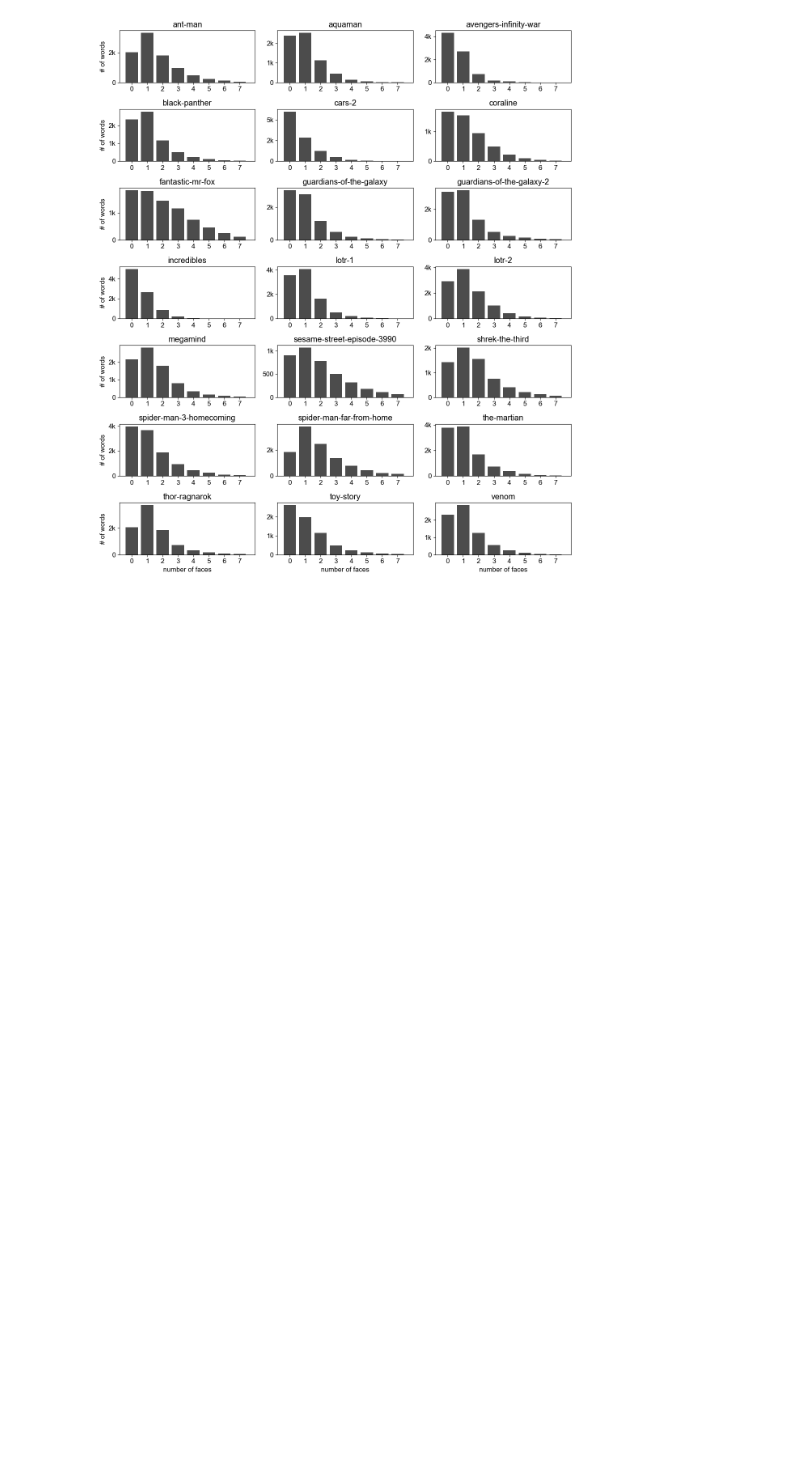
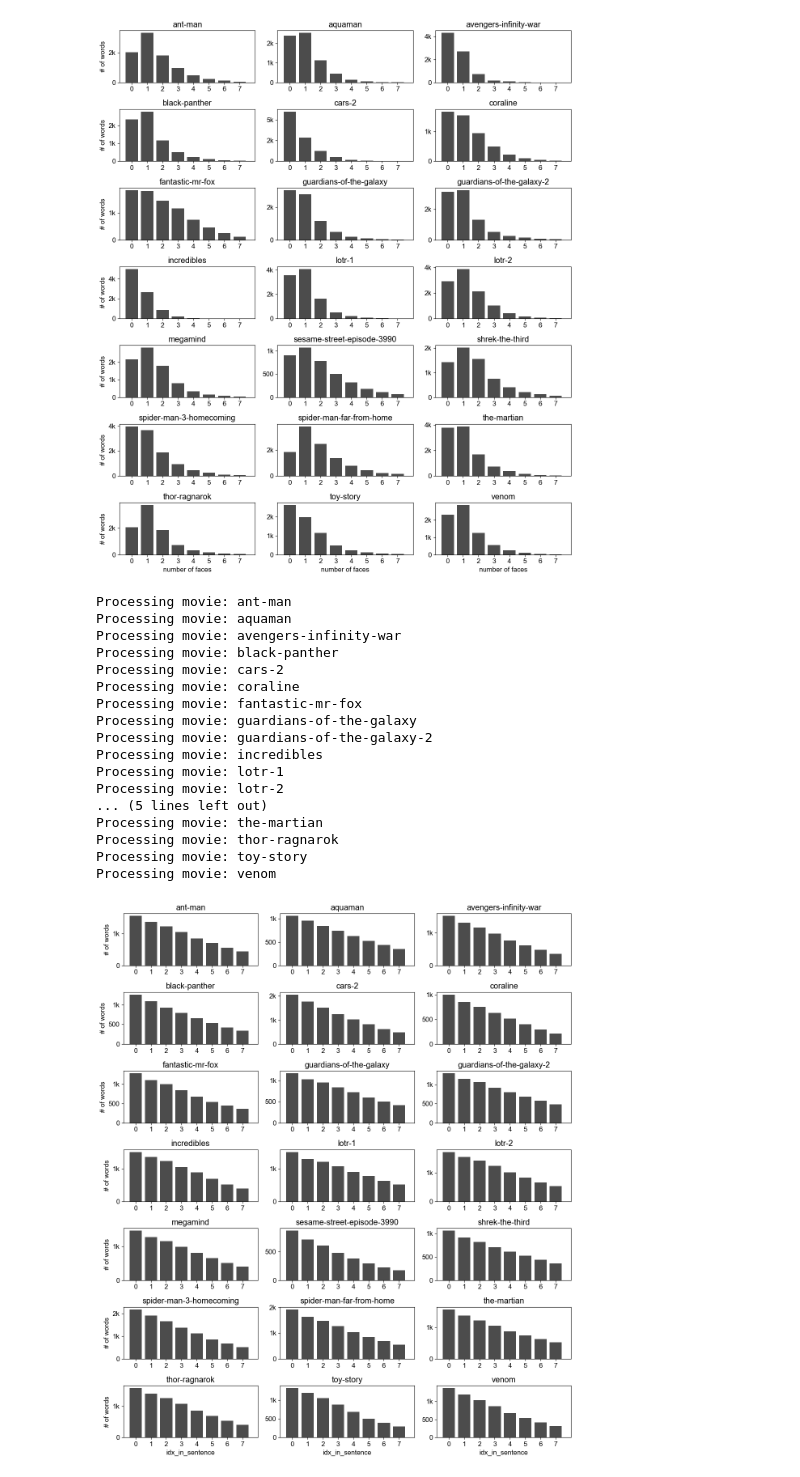
Before and after one commit to azaho/btbench, a Jupyter notebook: figure_num_faces_histograms.ipynb, the cells around one changed output. Cells and saved outputs as stored; diff of their text form; code cells hidden in the pictures; blank space fills up the shorter version.

```diff
--- a/figure_num_faces_histograms.ipynb
+++ b/figure_num_faces_histograms.ipynb
@@ -71,3 +71,76 @@ Processing movie: thor-ragnarok
 Processing movie: toy-story
 Processing movie: venom
 [figure]
+# %%
+import pandas as pd
+import os
+import glob
+import matplotlib.pyplot as plt
+import numpy as np
+import matplotlib.font_manager as fm
+font_path = 'font_arial.ttf'
+fm.fontManager.addfont(font_path)
+plt.rcParams['font.family'] = 'Arial'
+plt.rcParams.update({'font.size': 12})
+
+# Get all features.csv files from subdirectories
+feature_files = glob.glob('braintreebank/transcripts/*/features.csv')
+
+# Create a subplot grid for all movies (3 columns x 7 rows)
+n_movies = len(feature_files)
+fig, axes = plt.subplots(7, 3, figsize=(12, 14))
+axes = axes.flatten()  # Flatten the 2D array of axes for easier iteration
+
+# Plot histogram for each movie
+for idx, feature_file in enumerate(feature_files):
+    if idx >= len(axes):
+        break
+    ax = axes[idx]
+
+    # Get movie name from directory path
+    movie_name = os.path.basename(os.path.dirname(feature_file))
+    print("Processing movie:", movie_name)
+    # Load data
+    df = pd.read_csv(feature_file)
+
+    # Plot histogram
+    ax.hist(df['idx_in_sentence'].values, bins=np.arange(0, 9, 1)-0.4,
+            alpha=0.7, width=0.8, color='black')
+    ax.set_title(f'{movie_name}')
+    ax.set_xticks(np.arange(0, 8, 1))
+    if idx >= len(axes) - 3:  # Only for bottom row
+        ax.set_xlabel('idx_in_sentence')
+    if idx % 3 == 0:  # Only for first column
+        ax.set_ylabel('# of words')
+
+    # Format y-axis labels to use k notation
+    yticks = ax.get_yticks()
+    ax.yaxis.set_major_formatter(plt.FuncFormatter(lambda x, p: f'{int(x/1000)}k' if x >= 1000 else str(int(x))))
+
+# Hide any empty subplots
+for idx in range(len(feature_files), len(axes)):
+    axes[idx].set_visible(False)
+
+plt.tight_layout()
+
+os.makedirs('figures', exist_ok=True)
+plt.savefig('figures/idx_in_sentence_histograms.pdf', bbox_inches='tight', dpi=300)
+# %% [output]
+Processing movie: ant-man
+Processing movie: aquaman
+Processing movie: avengers-infinity-war
+Processing movie: black-panther
+Processing movie: cars-2
+Processing movie: coraline
+Processing movie: fantastic-mr-fox
+Processing movie: guardians-of-the-galaxy
+Processing movie: guardians-of-the-galaxy-2
+Processing movie: incredibles
+Processing movie: lotr-1
+Processing movie: lotr-2
+... (5 lines left out)
+Processing movie: the-martian
+Processing movie: thor-ragnarok
+Processing movie: toy-story
+Processing movie: venom
+[figure, added]
```
Also changed, not shown: 3 other files.
